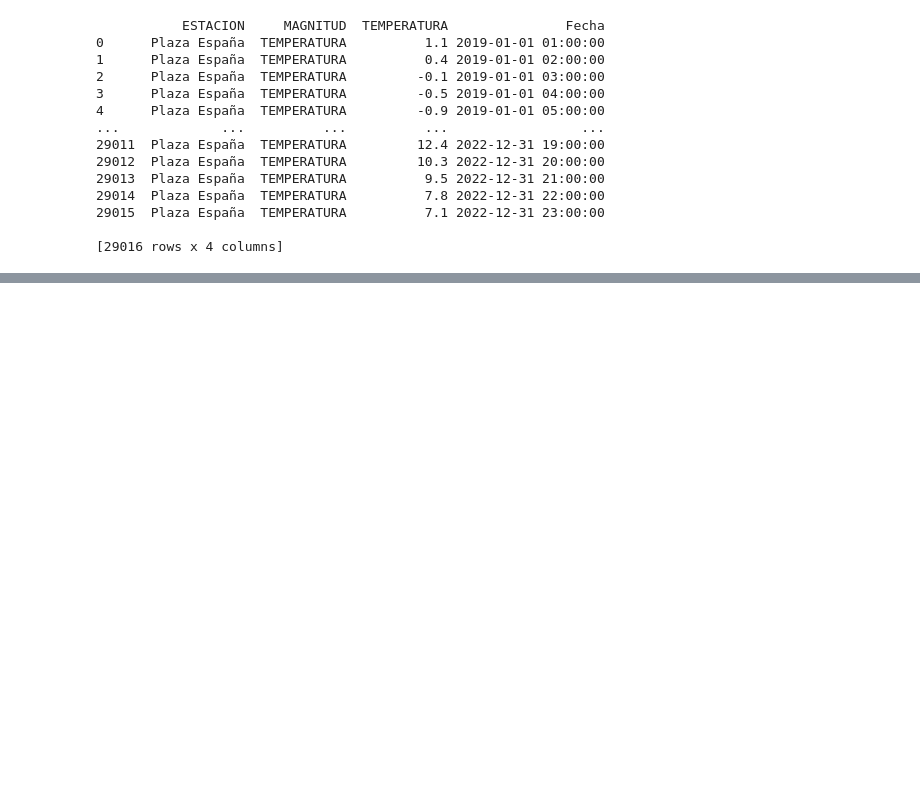
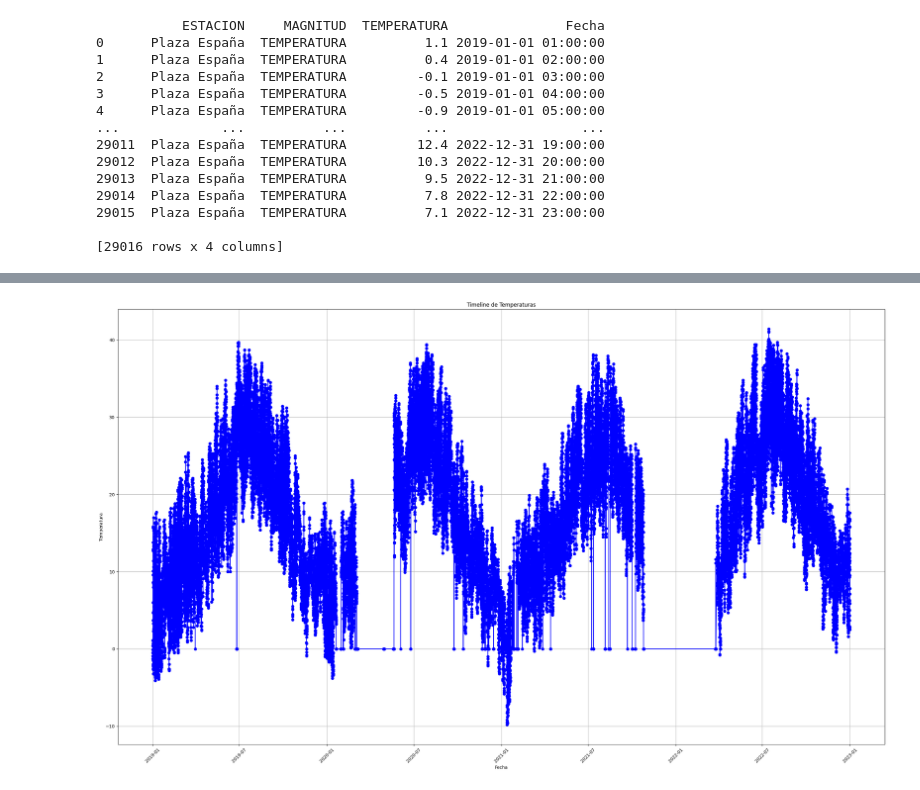
Before and after one commit to dfvinxu/desafio_data, a Jupyter notebook: notebooks/EDA_tiempo_diario.ipynb, the cells around one changed output, grey strips where cells are left out. Saved outputs shown, nothing was run; the diff lists cells and outputs as text; code cells hidden in the pictures; blank space fills up the shorter version.

```diff
--- a/notebooks/EDA_tiempo_diario.ipynb
+++ b/notebooks/EDA_tiempo_diario.ipynb
@@ -296,0 +389,5 @@ data_melted.to_csv("../data/data_melted_pz_espna.csv", index=False)
+# %%
+data_melted = data_melted.rename(columns={'Fecha': 'FECHA'})
+cols = data_melted.columns.tolist()
+cols = ['FECHA'] + [col for col in cols if col != 'FECHA']
+data_melted = data_melted[cols]
@@ -296,0 +408,9 @@ data_melted.to_csv("../data/data_melted_pz_espna.csv", index=False)
+# %%
+# Ahora, realizamos la interpolación solo en los puntos donde la temperatura es igual a 0
+df_interpolated = data_melted.interpolate(method='bfill', limit_area='inside', limit_direction='backward')
+# Si deseas que los nuevos datos interpolados también tengan valores de temperatura igual a 0,
+# puedes establecer esos valores manualmente después de la interpolación:
+df_interpolated.loc[df_interpolated['TEMPERATURA'] < -10, 'TEMPERATURA'] = 0
+
+# Si deseas ver los datos interpolados:
+print(df_interpolated)
@@ -296,0 +470,14 @@ data_melted.to_csv("../data/data_melted_pz_espna.csv", index=False)
+# %%
+plt.figure(figsize=(25, 15))
+plt.plot(df_interpolated['FECHA'], df_interpolated['TEMPERATURA'], marker='o', linestyle='-', color='b')
+plt.xlabel('Fecha')
+plt.ylabel('Temperatura')
+plt.title('Timeline de Temperaturas')
+plt.grid(True)
+plt.xticks(rotation=45)
+plt.tight_layout()
+
+# Mostrar el gráfico
+plt.show()
+# %% [output]
+[figure, added]
```
Also changed, not shown: parts of 14 cells of this notebook, 25 other files.
